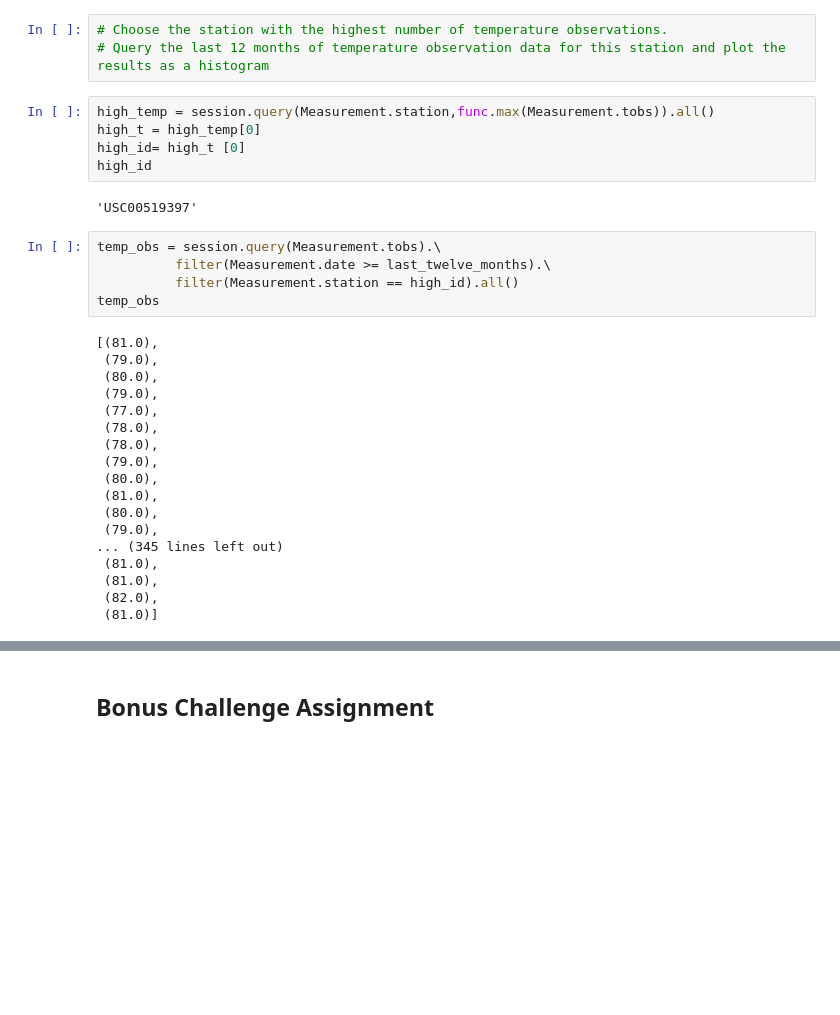
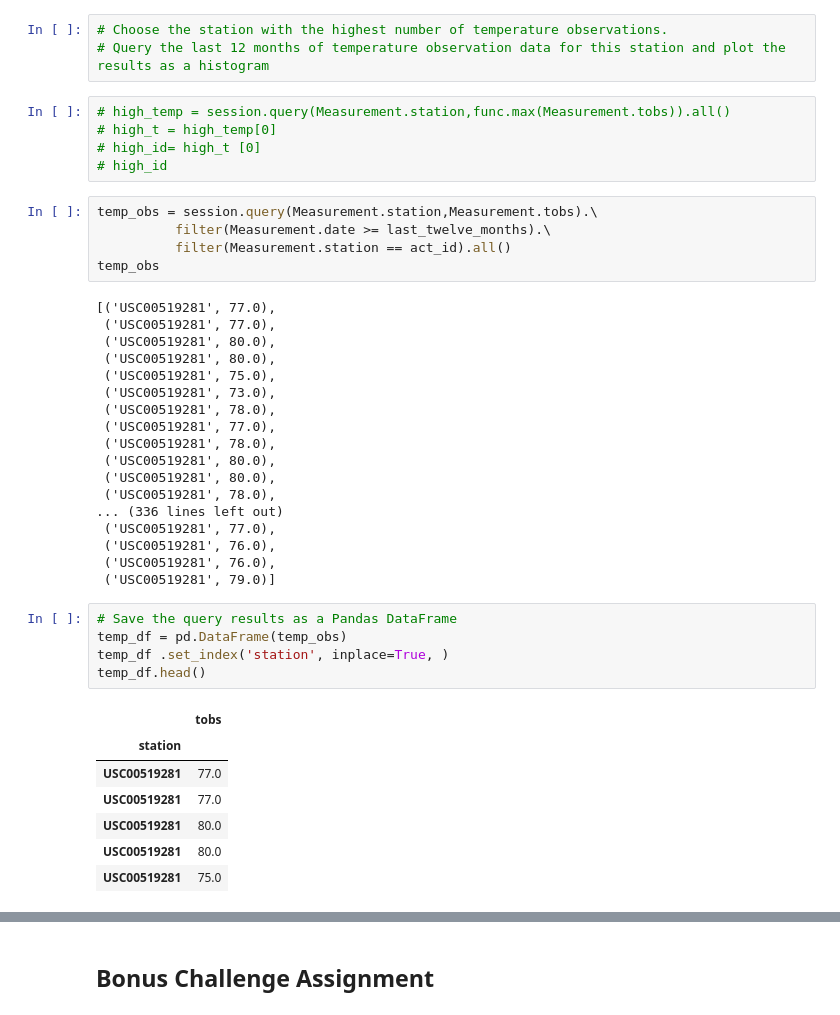
Before and after one commit to Claude-Hanfou/Hawaii-Vacation-Analysis, a Jupyter notebook: climate_starter.ipynb, the cells around one changed output, grey strips where cells are left out. Drawn from its saved outputs; the diff is of its cells as text; blank space fills up the shorter version.

```diff
--- a/climate_starter.ipynb
+++ b/climate_starter.ipynb
@@ -200,35 +194,46 @@ active_sta
 # Choose the station with the highest number of temperature observations.
 # Query the last 12 months of temperature observation data for this station and plot the results as a histogram
 # %%
-high_temp = session.query(Measurement.station,func.max(Measurement.tobs)).all()
-high_t = high_temp[0]
-high_id= high_t [0]
-high_id
+# high_temp = session.query(Measurement.station,func.max(Measurement.tobs)).all()
+# high_t = high_temp[0]
+# high_id= high_t [0]
+# high_id
-# %% [output]
-'USC00519397'
 # %%
-temp_obs = session.query(Measurement.tobs).\
+temp_obs = session.query(Measurement.station,Measurement.tobs).\
           filter(Measurement.date >= last_twelve_months).\
-          filter(Measurement.station == high_id).all()
+          filter(Measurement.station == act_id).all()
 temp_obs
 # %% [output]
-[(81.0),
- (79.0),
- (80.0),
- (79.0),
- (77.0),
- (78.0),
- (78.0),
- (79.0),
- (80.0),
- (81.0),
- (80.0),
- (79.0),
-... (345 lines left out)
- (81.0),
- (81.0),
- (82.0),
- (81.0)]
+[('USC00519281', 77.0),
+ ('USC00519281', 77.0),
+ ('USC00519281', 80.0),
+ ('USC00519281', 80.0),
+ ('USC00519281', 75.0),
+ ('USC00519281', 73.0),
+ ('USC00519281', 78.0),
+ ('USC00519281', 77.0),
+ ('USC00519281', 78.0),
+ ('USC00519281', 80.0),
+ ('USC00519281', 80.0),
+ ('USC00519281', 78.0),
+... (336 lines left out)
+ ('USC00519281', 77.0),
+ ('USC00519281', 76.0),
+ ('USC00519281', 76.0),
+ ('USC00519281', 79.0)]
+# %%
+# Save the query results as a Pandas DataFrame
+temp_df = pd.DataFrame(temp_obs)
+temp_df .set_index('station', inplace=True, )
+temp_df.head()
+# %% [output]
+|  | tobs |
+| station |  |
+| USC00519281 | 77.0 |
+| USC00519281 | 77.0 |
+| USC00519281 | 80.0 |
+| USC00519281 | 80.0 |
+| USC00519281 | 75.0 |
 # %%
 
 #Create bins
```
Also changed, not shown: parts of 7 cells of this notebook, 3 other files.
